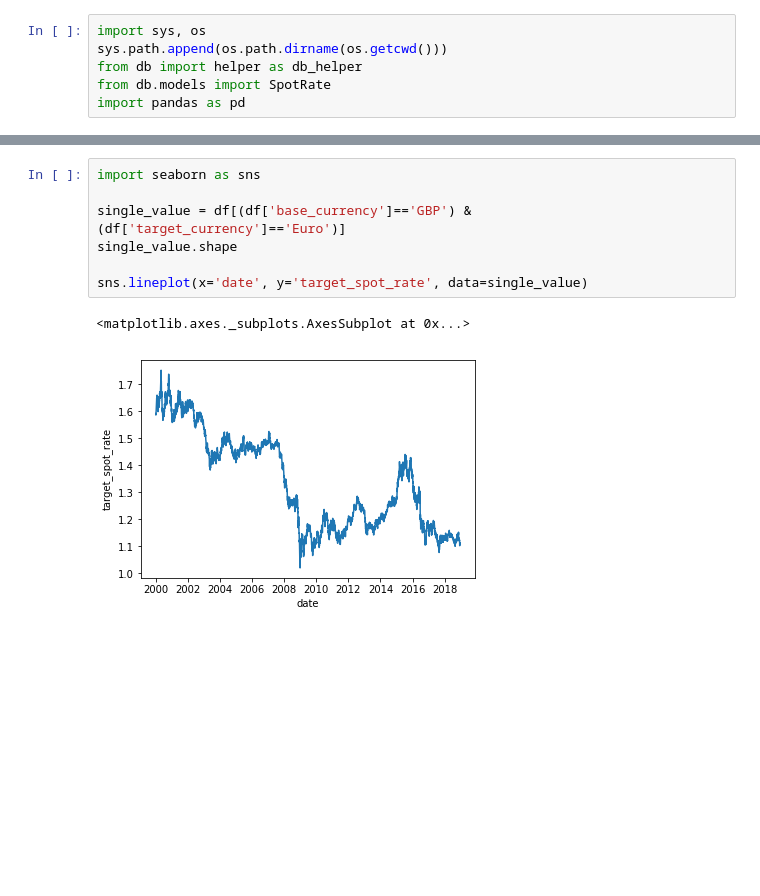
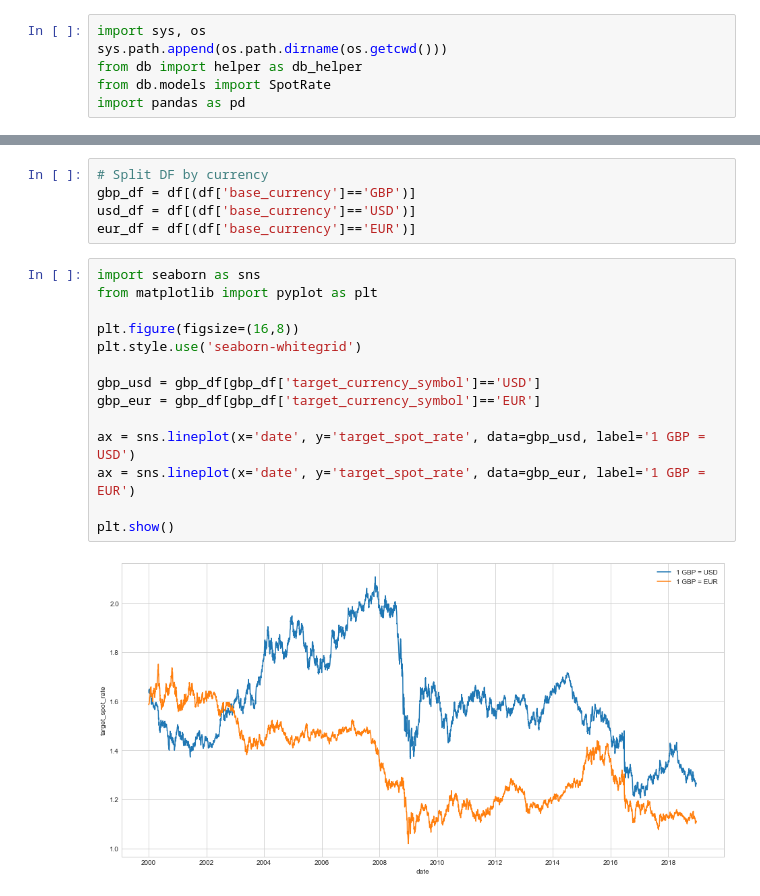
Before and after one commit to JaiPancholi/currency_analysis, a Jupyter notebook: notebooks/initial_exploration.ipynb, the cells around one changed output, grey strips where cells are left out. Drawn from its saved outputs; the diff is of its cells as text; blank space fills up the shorter version.

```diff
--- a/notebooks/initial_exploration.ipynb
+++ b/notebooks/initial_exploration.ipynb
@@ -81,10 +78,21 @@ df.head()
-# %%
-import seaborn as sns
-
-single_value = df[(df['base_currency']=='GBP') & (df['target_currency']=='Euro')]
-single_value.shape
-
-sns.lineplot(x='date', y='target_spot_rate', data=single_value)
-# %% [output]
-<matplotlib.axes._subplots.AxesSubplot at 0x...>
-[figure, removed]
+# %%
+# Split DF by currency
+gbp_df = df[(df['base_currency']=='GBP')]
+usd_df = df[(df['base_currency']=='USD')]
+eur_df = df[(df['base_currency']=='EUR')]
+# %%
+import seaborn as sns
+from matplotlib import pyplot as plt
+
+plt.figure(figsize=(16,8))
+plt.style.use('seaborn-whitegrid')
+
+gbp_usd = gbp_df[gbp_df['target_currency_symbol']=='USD']
+gbp_eur = gbp_df[gbp_df['target_currency_symbol']=='EUR']
+
+ax = sns.lineplot(x='date', y='target_spot_rate', data=gbp_usd, label='1 GBP = USD')
+ax = sns.lineplot(x='date', y='target_spot_rate', data=gbp_eur, label='1 GBP = EUR')
+
+plt.show()
+# %% [output]
+[figure, added]
```
Also changed, not shown: parts of 15 cells of this notebook.
